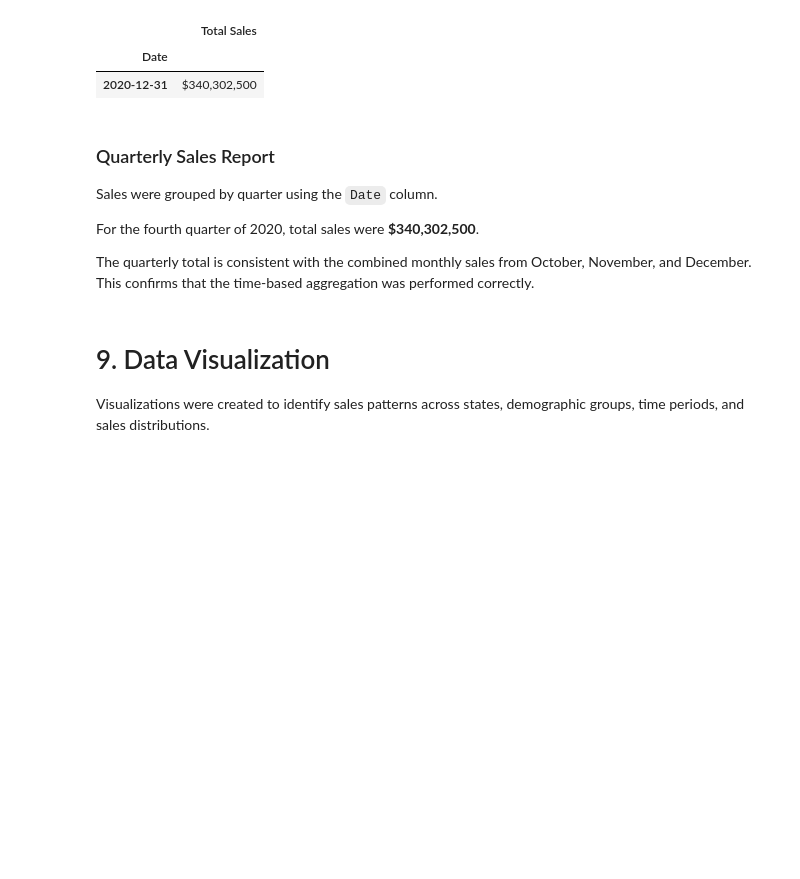
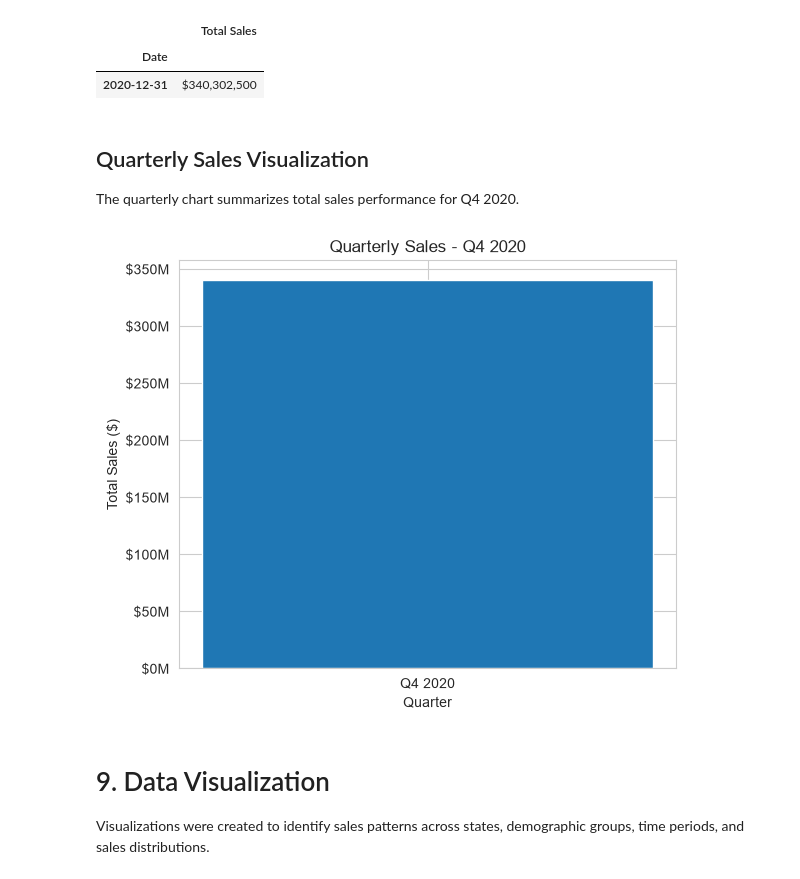
Before and after one commit to Juanb30/Python_Course_End_Projects, a Jupyter notebook: sales_analysis/notebooks/Sales_Analysis.ipynb, the cells around one changed output. Saved outputs shown, nothing was run; the diff lists cells and outputs as text; code cells hidden in the pictures; blank space fills up the shorter version.

Commit message:
Finalize Australian apparel sales analysis

```diff
--- a/sales_analysis/notebooks/Sales_Analysis.ipynb
+++ b/sales_analysis/notebooks/Sales_Analysis.ipynb
@@ -1081,14 +1089,34 @@ quarterly_sales_formatted
 |  | Total Sales |
 | Date |  |
 | 2020-12-31 | $340,302,500 |
-# %% [markdown]
-### Quarterly Sales Report
-
-Sales were grouped by quarter using the `Date` column.
-
-For the fourth quarter of 2020, total sales were **$340,302,500**.
-
-The quarterly total is consistent with the combined monthly sales from October, November, and December. This confirms that the time-based aggregation was performed correctly.
+# %% [markdown]
+## Quarterly Sales Visualization
+
+The quarterly chart summarizes total sales performance for Q4 2020.
+# %%
+# Visualize quarterly sales
+
+plt.figure(figsize=(6, 5))
+
+plt.bar(
+    ["Q4 2020"],
+    [quarterly_sales.iloc[0]]
+)
+
+plt.title("Quarterly Sales - Q4 2020")
+plt.xlabel("Quarter")
+plt.ylabel("Total Sales ($)")
+
+plt.gca().yaxis.set_major_formatter(
+    FuncFormatter(lambda x, pos: f"${x/1_000_000:.0f}M")
+)
+
+plt.ylim(bottom=0)
+
+plt.tight_layout()
+plt.show()
+# %% [output]
+[figure, added]
 # %% [markdown]
 # 9. Data Visualization
 
```
Also changed, not shown: parts of 5 cells of this notebook.
